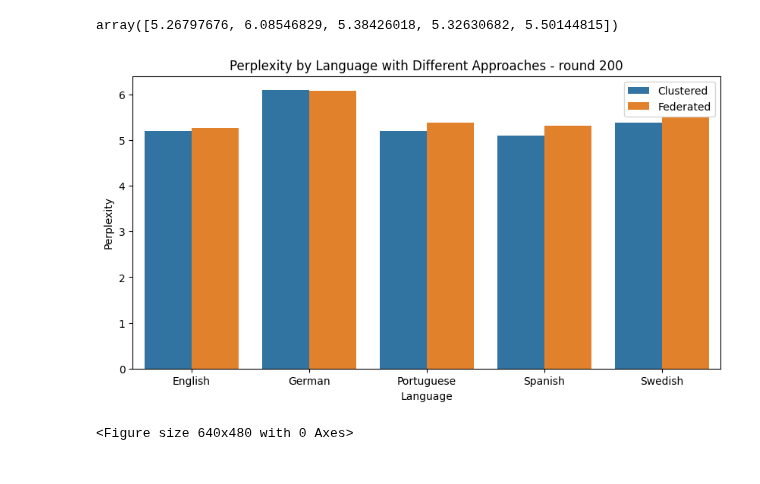
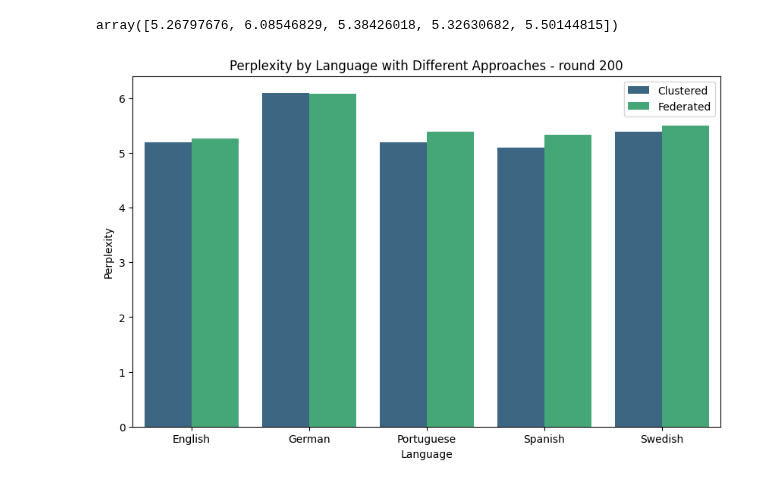
Before and after one commit to GabrielTalasso/FT_LLM_FL, a Jupyter notebook: eval.ipynb, the cells around one changed output. Saved outputs shown, nothing was run; the diff lists cells and outputs as text; code cells hidden in the pictures.

```diff
--- a/eval.ipynb
+++ b/eval.ipynb
@@ -191,7 +193,7 @@ def get_cluster_language(model, federated_type): #this code is valid for a speci
     return cluster_language
 # %%
 federated_type = 'clustered'
-round = 200
+round = 1
 # %%
 df_results = pd.read_csv(f'results/perplexity_{federated_type}.csv')
 
@@ -224,7 +225,7 @@ federated_type = 'federated'
 
 df_results = pd.read_csv(f'results/perplexity_{federated_type}.csv')
 
-df_results['cluster_language'] = df_results['model'].apply(lambda x: get_cluster_language(x, federated_type=federated_type))
+df_results['cluster_language'] = df_results['model'].apply(lambda x: get_cluster_language(x, federated_type=federated_type, round = round))
 
 df_results = df_results.rename(columns={'language': 'test_language'})
 
@@ -247,26 +253,25 @@ array([5.26797676, 6.08546829, 5.38426018, 5.32630682, 5.50144815])
 # %%
 #plor barblots for values
 import matplotlib.pyplot as plt
 import seaborn as sns
 
-fig, ax = plt.subplots(1, 1, figsize=(10, 5))
+#fig size
+plt.figure(figsize=(10, 6))
 
 df_values = pd.DataFrame(columns=['Type', 'English','German', 'Portuguese', 'Spanish', 'Swedish'])
 
 df_values.loc[0] = ['Clustered', values_clustered[0], values_clustered[1], values_clustered[2], values_clustered[3], values_clustered[4]]
 df_values.loc[1] = ['Federated', values_federated[0], values_federated[1], values_federated[2], values_federated[3], values_federated[4]]
 
 #pivot
 df_values = df_values.melt(id_vars='Type', var_name='Language', value_name='Perplexity')
 
 #bar plot for language splited by type
-sns.barplot(data=df_values, x='Language', y='Perplexity', hue='Type', ax=ax)
+sns.barplot(data=df_values, x='Language', y='Perplexity', hue='Type', palette='viridis')
 
 plt.legend()
 plt.title(f'Perplexity by Language with Different Approaches - round {round}')
-plt.show()
 
 plt.savefig(f'results/perplexity_comparison_round_{round}.png')
 # %% [output]
-[figure, old version]
+[figure, new version]
-<Figure size 640x480 with 0 Axes>
```
Also changed, not shown: parts of 6 cells of this notebook, 10 other files.
